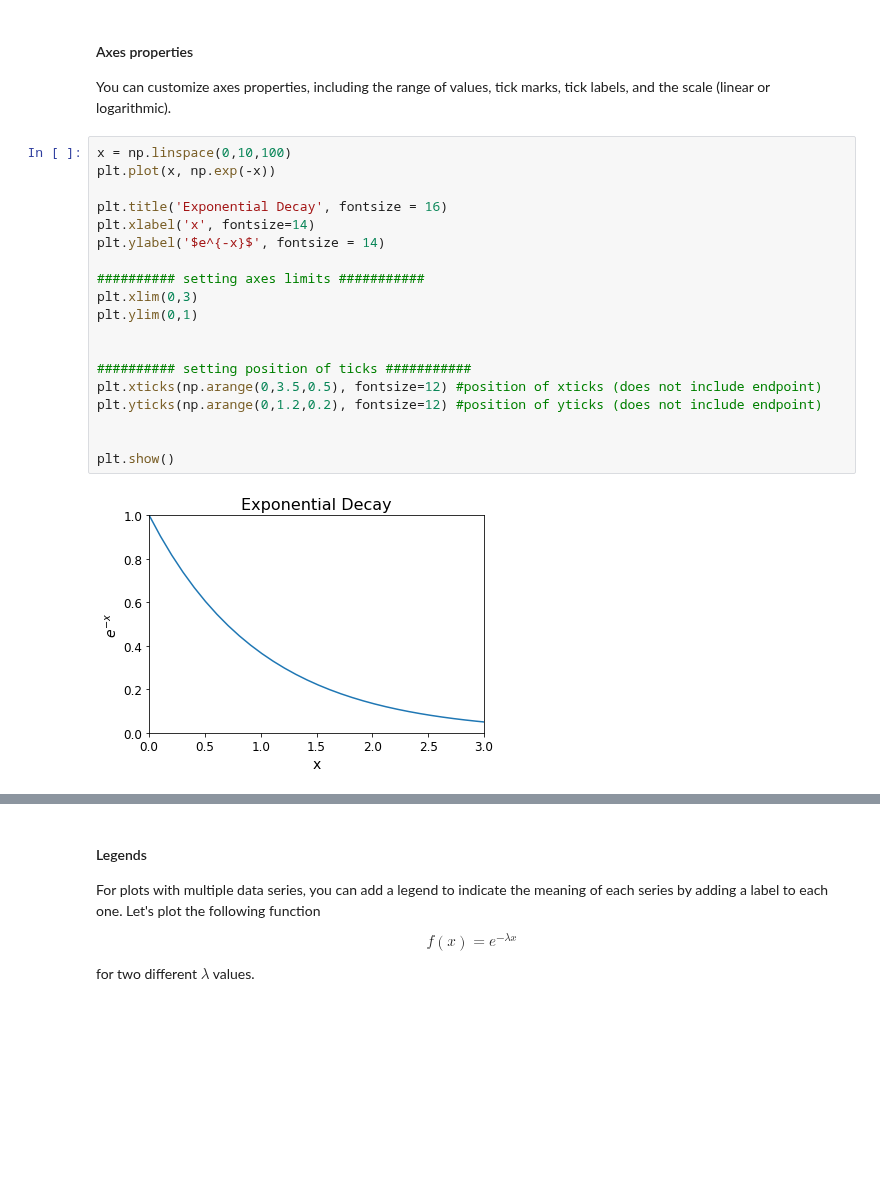
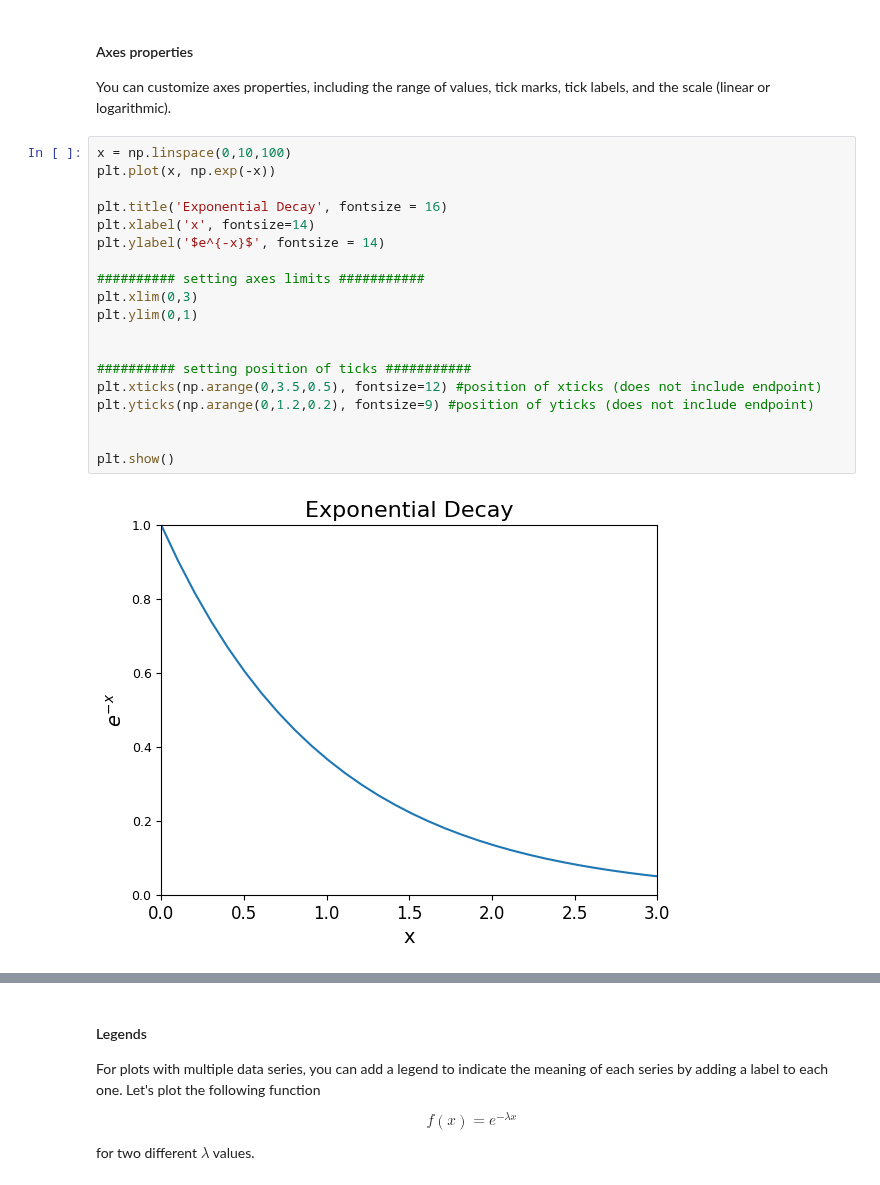
Before and after one commit to cdrischler/compphysics-summer-tutorials, a Jupyter notebook: plotting_tutorial/plotting_tutorial.ipynb, the cells around one changed output, grey strips where cells are left out. Drawn from its saved outputs; the diff is of its cells as text; blank space fills up the shorter version.

```diff
--- a/plotting_tutorial/plotting_tutorial.ipynb
+++ b/plotting_tutorial/plotting_tutorial.ipynb
@@ -657,24 +637,24 @@ You can customize axes properties, including the range of values, tick marks, ti
 # %%
 x = np.linspace(0,10,100)
 plt.plot(x, np.exp(-x))
 
 plt.title('Exponential Decay', fontsize = 16)
 plt.xlabel('x', fontsize=14)
 plt.ylabel('$e^{-x}$', fontsize = 14)
 
 ########## setting axes limits ###########
 plt.xlim(0,3)
 plt.ylim(0,1)
 
 
 ########## setting position of ticks ###########
 plt.xticks(np.arange(0,3.5,0.5), fontsize=12) #position of xticks (does not include endpoint)
-plt.yticks(np.arange(0,1.2,0.2), fontsize=12) #position of yticks (does not include endpoint)
+plt.yticks(np.arange(0,1.2,0.2), fontsize=9) #position of yticks (does not include endpoint)
 
 
 plt.show()
 # %% [output]
-[figure, old version]
+[figure, new version]
 # %%
 x = np.linspace(0,10,100)
 plt.plot(x, np.exp(-x))
```
Also changed, not shown: parts of 28 cells of this notebook, 4 other files.
